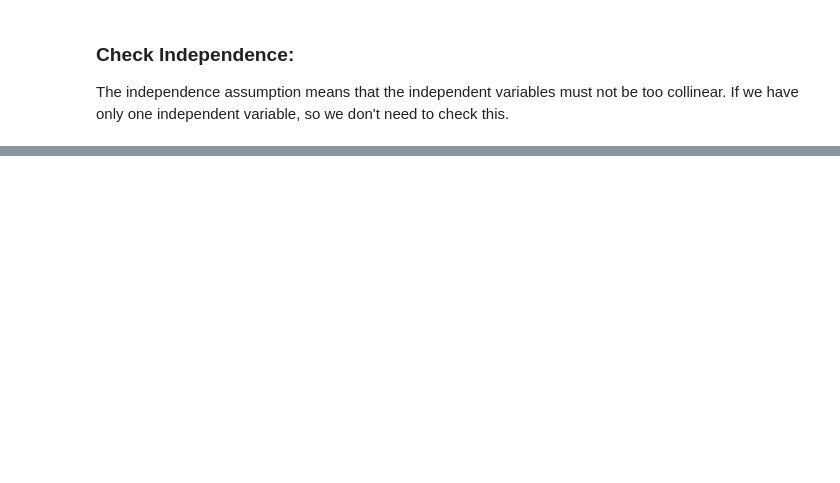
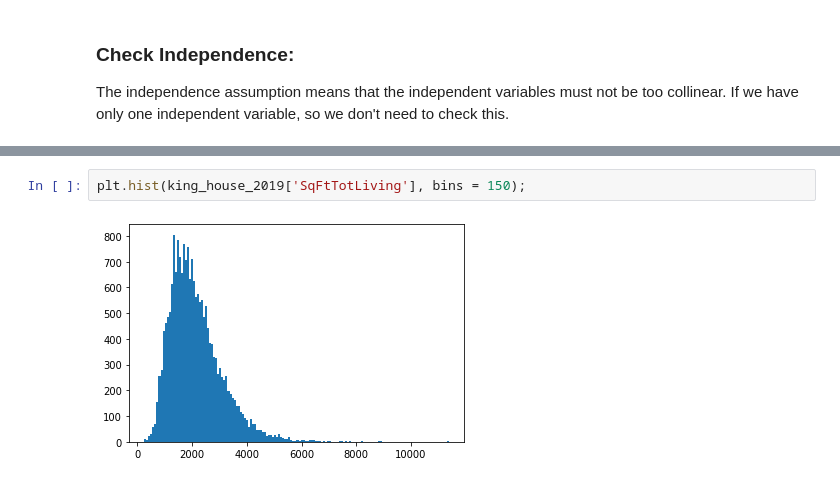
Before and after one commit to Daihongchen/king_county_housing_analysis, a Jupyter notebook: Exploratory Notebook/create_tables.ipynb, the cells around one changed output, grey strips where cells are left out. Drawn from its saved outputs; the diff is of its cells as text; blank space fills up the shorter version.

```diff
--- a/Exploratory Notebook/create_tables.ipynb
+++ b/Exploratory Notebook/create_tables.ipynb
@@ -263,0 +586,4 @@ ac.independence_check(kh_model2)
+# %%
+plt.hist(king_house_2019['SqFtTotLiving'], bins = 150);
+# %% [output]
+[figure, added]
```
Also changed, not shown: parts of 56 cells of this notebook, 5 other files.
